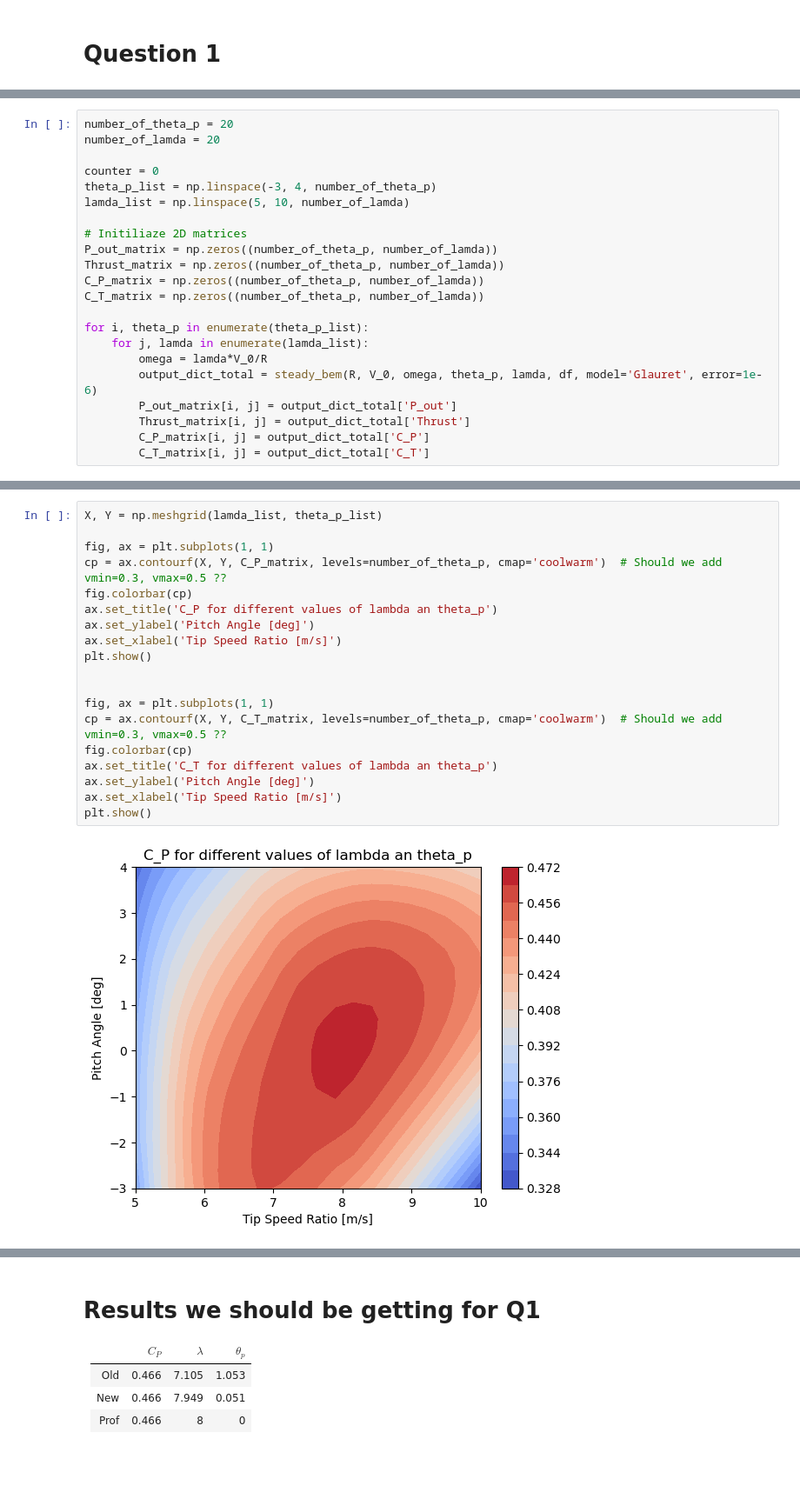
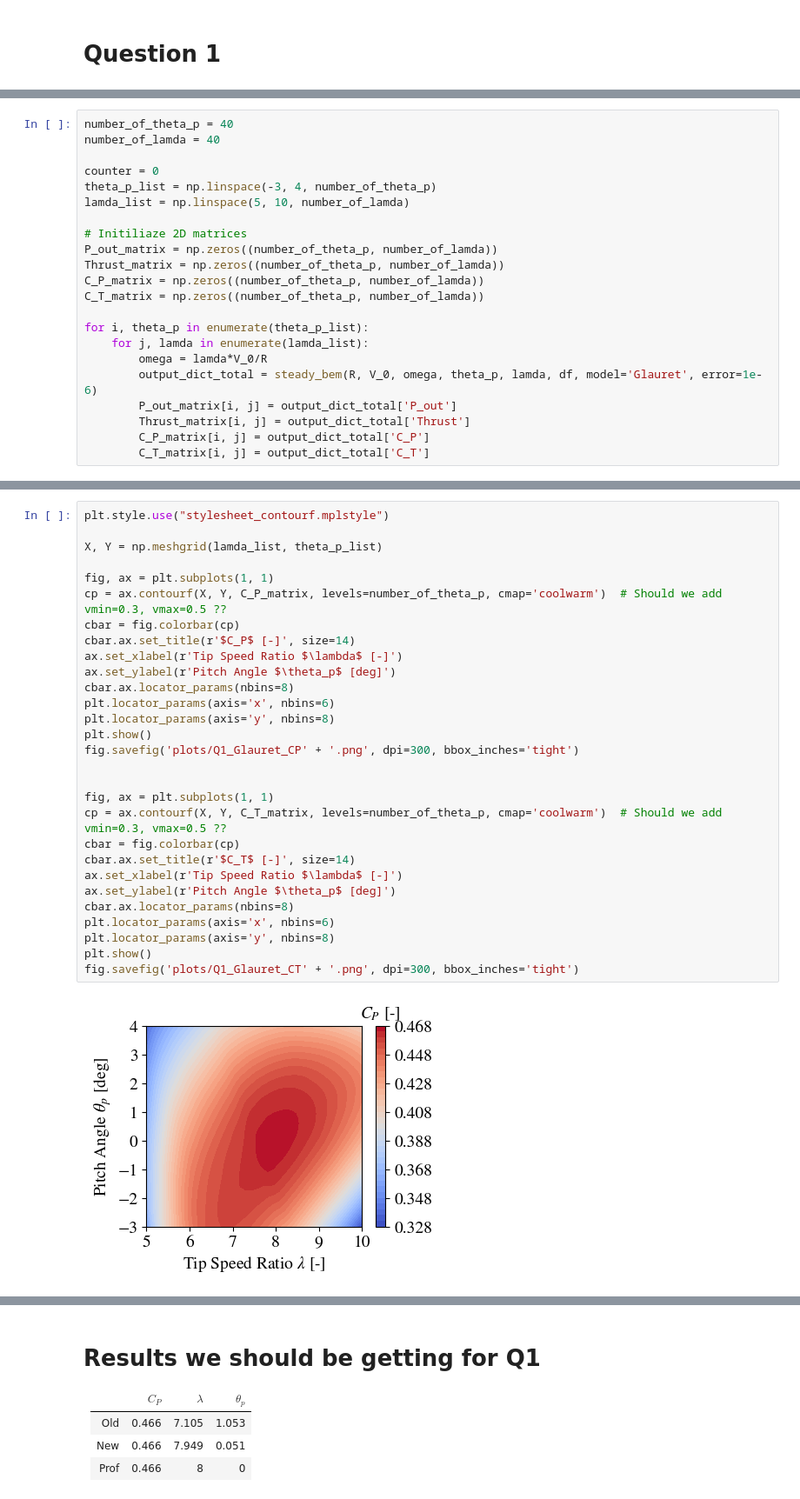
Before and after one commit to SpyrosAcheimastos/WTTA_BEM, a Jupyter notebook: jupyter_Spyros.ipynb, the cells around one changed output, grey strips where cells are left out. Shown at 87% size. Saved outputs shown, nothing was run; the diff lists cells and outputs as text; blank space fills up the shorter version.

```diff
--- a/jupyter_Spyros.ipynb
+++ b/jupyter_Spyros.ipynb
@@ -24,6 +115,6 @@ omega = omega*2*np.pi/60
 # %%
-number_of_theta_p = 20
-number_of_lamda = 20
+number_of_theta_p = 40
+number_of_lamda = 40
 
 counter = 0
 theta_p_list = np.linspace(-3, 4, number_of_theta_p)
@@ -46,21 +167,31 @@ for i, theta_p in enumerate(theta_p_list):
 # %%
+plt.style.use("stylesheet_contourf.mplstyle")
+
 X, Y = np.meshgrid(lamda_list, theta_p_list)
 
 fig, ax = plt.subplots(1, 1)
 cp = ax.contourf(X, Y, C_P_matrix, levels=number_of_theta_p, cmap='coolwarm')  # Should we add vmin=0.3, vmax=0.5 ??
-fig.colorbar(cp)
-ax.set_title('C_P for different values of lambda an theta_p')
-ax.set_ylabel('Pitch Angle [deg]')
-ax.set_xlabel('Tip Speed Ratio [m/s]')
+cbar = fig.colorbar(cp)
+cbar.ax.set_title(r'$C_P$ [-]', size=14)
+ax.set_xlabel(r'Tip Speed Ratio $\lambda$ [-]')
+ax.set_ylabel(r'Pitch Angle $\theta_p$ [deg]')
+cbar.ax.locator_params(nbins=8)
+plt.locator_params(axis='x', nbins=6)
+plt.locator_params(axis='y', nbins=8)
 plt.show()
+fig.savefig('plots/Q1_Glauret_CP' + '.png', dpi=300, bbox_inches='tight')
 
 
 fig, ax = plt.subplots(1, 1)
 cp = ax.contourf(X, Y, C_T_matrix, levels=number_of_theta_p, cmap='coolwarm')  # Should we add vmin=0.3, vmax=0.5 ??
-fig.colorbar(cp)
-ax.set_title('C_T for different values of lambda an theta_p')
-ax.set_ylabel('Pitch Angle [deg]')
-ax.set_xlabel('Tip Speed Ratio [m/s]')
+cbar = fig.colorbar(cp)
+cbar.ax.set_title(r'$C_T$ [-]', size=14)
+ax.set_xlabel(r'Tip Speed Ratio $\lambda$ [-]')
+ax.set_ylabel(r'Pitch Angle $\theta_p$ [deg]')
+cbar.ax.locator_params(nbins=8)
+plt.locator_params(axis='x', nbins=6)
+plt.locator_params(axis='y', nbins=8)
 plt.show()
+fig.savefig('plots/Q1_Glauret_CT' + '.png', dpi=300, bbox_inches='tight')
 # %% [output]
-[figure, old version]
+[figure, new version]
```
Also changed, not shown: parts of 32 cells of this notebook, 2 other files.
